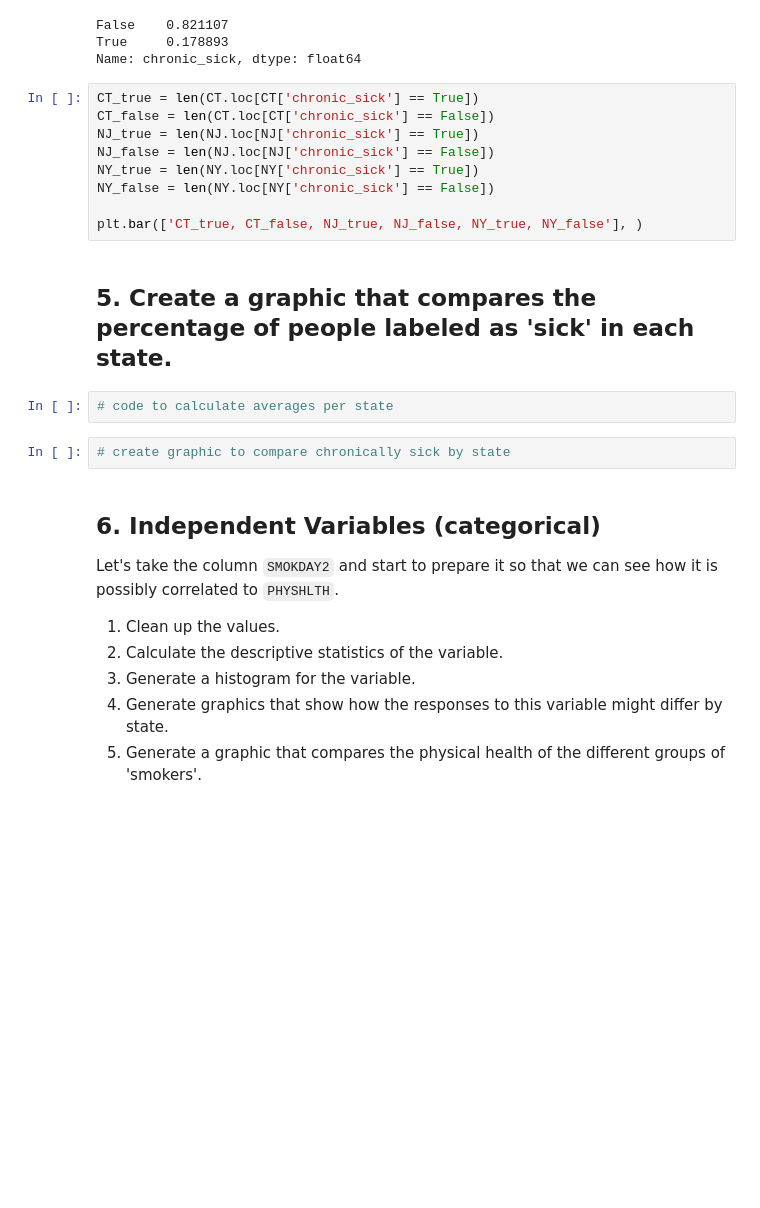
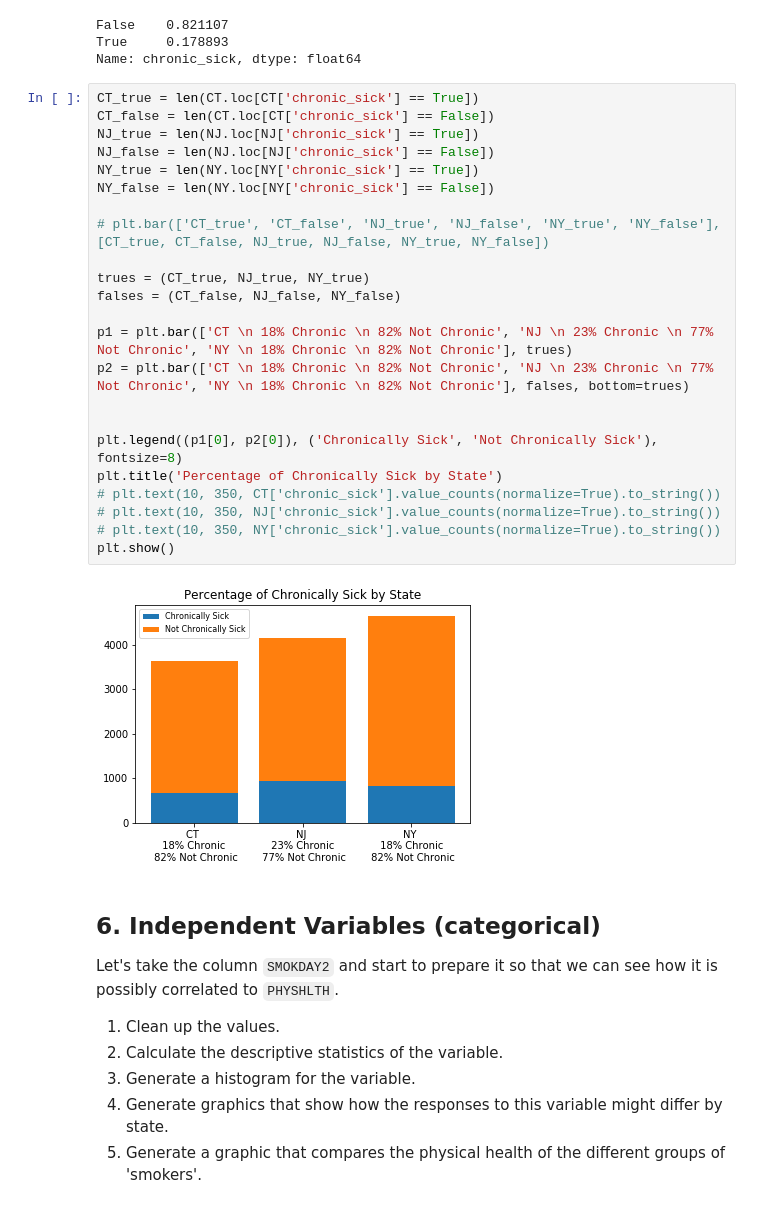
Before and after one commit to bphall/nyc-mhtn-ds-010620-lectures, a Jupyter notebook: week_2/case_study/Data_Exploration_Applied.ipynb, the cells around one changed output. Saved outputs shown, nothing was run; the diff lists cells and outputs as text; blank space fills up the shorter version.

```diff
--- a/week_2/case_study/Data_Exploration_Applied.ipynb
+++ b/week_2/case_study/Data_Exploration_Applied.ipynb
@@ -210,21 +228,31 @@ NY['chronic_sick'].value_counts(normalize=True)
 False    0.821107
 True     0.178893
 Name: chronic_sick, dtype: float64
-# %%
-CT_true = len(CT.loc[CT['chronic_sick'] == True])
-CT_false = len(CT.loc[CT['chronic_sick'] == False])
-NJ_true = len(NJ.loc[NJ['chronic_sick'] == True])
-NJ_false = len(NJ.loc[NJ['chronic_sick'] == False])
-NY_true = len(NY.loc[NY['chronic_sick'] == True])
-NY_false = len(NY.loc[NY['chronic_sick'] == False])
-
-plt.bar(['CT_true, CT_false, NJ_true, NJ_false, NY_true, NY_false'], )
-# %% [markdown]
-## 5. Create a graphic that compares the percentage of people labeled as 'sick' in each state.
-# %%
-# code to calculate averages per state
-# %%
-# create graphic to compare chronically sick by state
+# %%
+CT_true = len(CT.loc[CT['chronic_sick'] == True])
+CT_false = len(CT.loc[CT['chronic_sick'] == False])
+NJ_true = len(NJ.loc[NJ['chronic_sick'] == True])
+NJ_false = len(NJ.loc[NJ['chronic_sick'] == False])
+NY_true = len(NY.loc[NY['chronic_sick'] == True])
+NY_false = len(NY.loc[NY['chronic_sick'] == False])
+
+# plt.bar(['CT_true', 'CT_false', 'NJ_true', 'NJ_false', 'NY_true', 'NY_false'], [CT_true, CT_false, NJ_true, NJ_false, NY_true, NY_false])
+
+trues = (CT_true, NJ_true, NY_true)
+falses = (CT_false, NJ_false, NY_false)
+
+p1 = plt.bar(['CT \n 18% Chronic \n 82% Not Chronic', 'NJ \n 23% Chronic \n 77% Not Chronic', 'NY \n 18% Chronic \n 82% Not Chronic'], trues)
+p2 = plt.bar(['CT \n 18% Chronic \n 82% Not Chronic', 'NJ \n 23% Chronic \n 77% Not Chronic', 'NY \n 18% Chronic \n 82% Not Chronic'], falses, bottom=trues)
+
+
+plt.legend((p1[0], p2[0]), ('Chronically Sick', 'Not Chronically Sick'), fontsize=8)
+plt.title('Percentage of Chronically Sick by State')
+# plt.text(10, 350, CT['chronic_sick'].value_counts(normalize=True).to_string())
+# plt.text(10, 350, NJ['chronic_sick'].value_counts(normalize=True).to_string())
+# plt.text(10, 350, NY['chronic_sick'].value_counts(normalize=True).to_string())
+plt.show()
+# %% [output]
+[figure, added]
 # %% [markdown]
 ## 6. Independent Variables (categorical)
 
```
Also changed, not shown: parts of 16 cells of this notebook.
